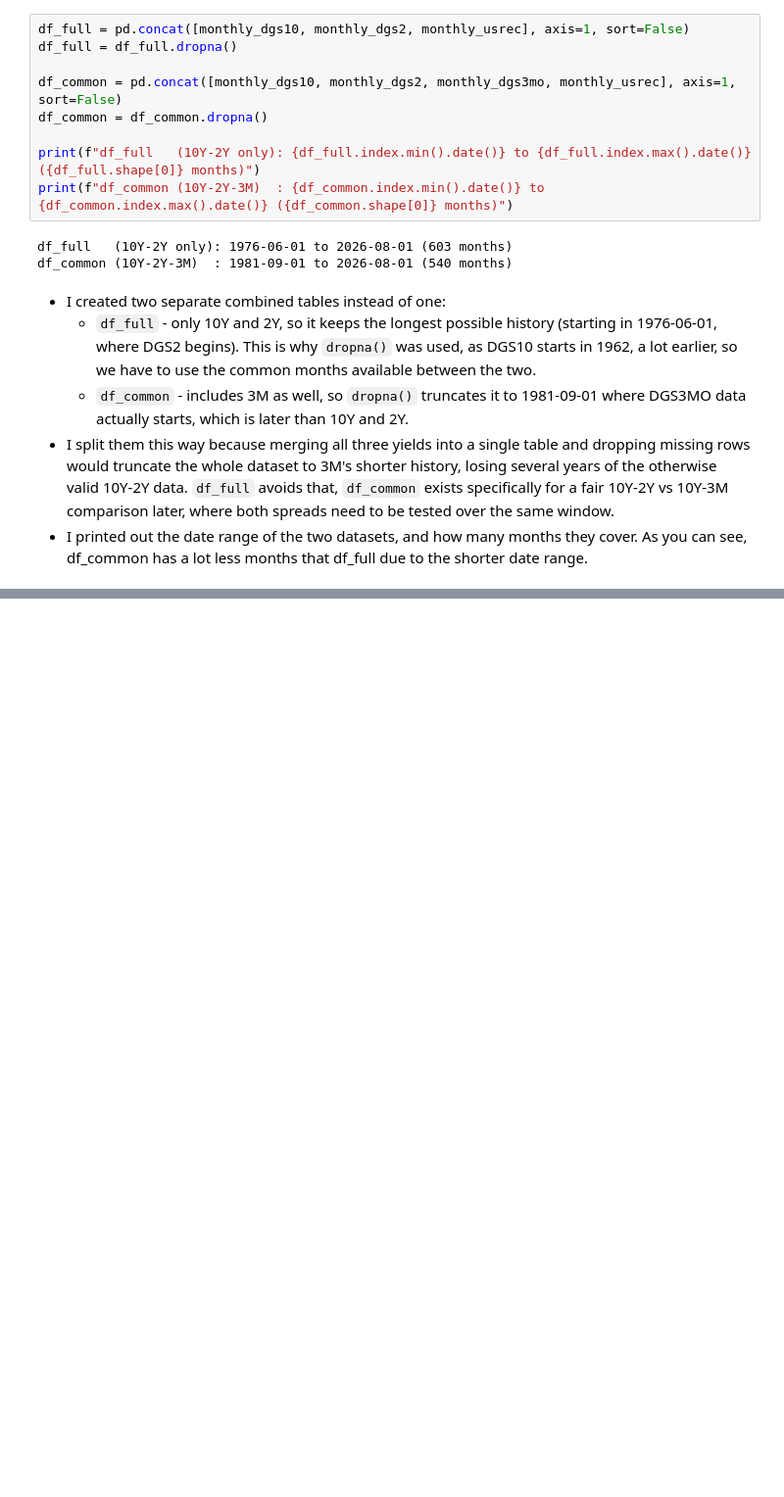
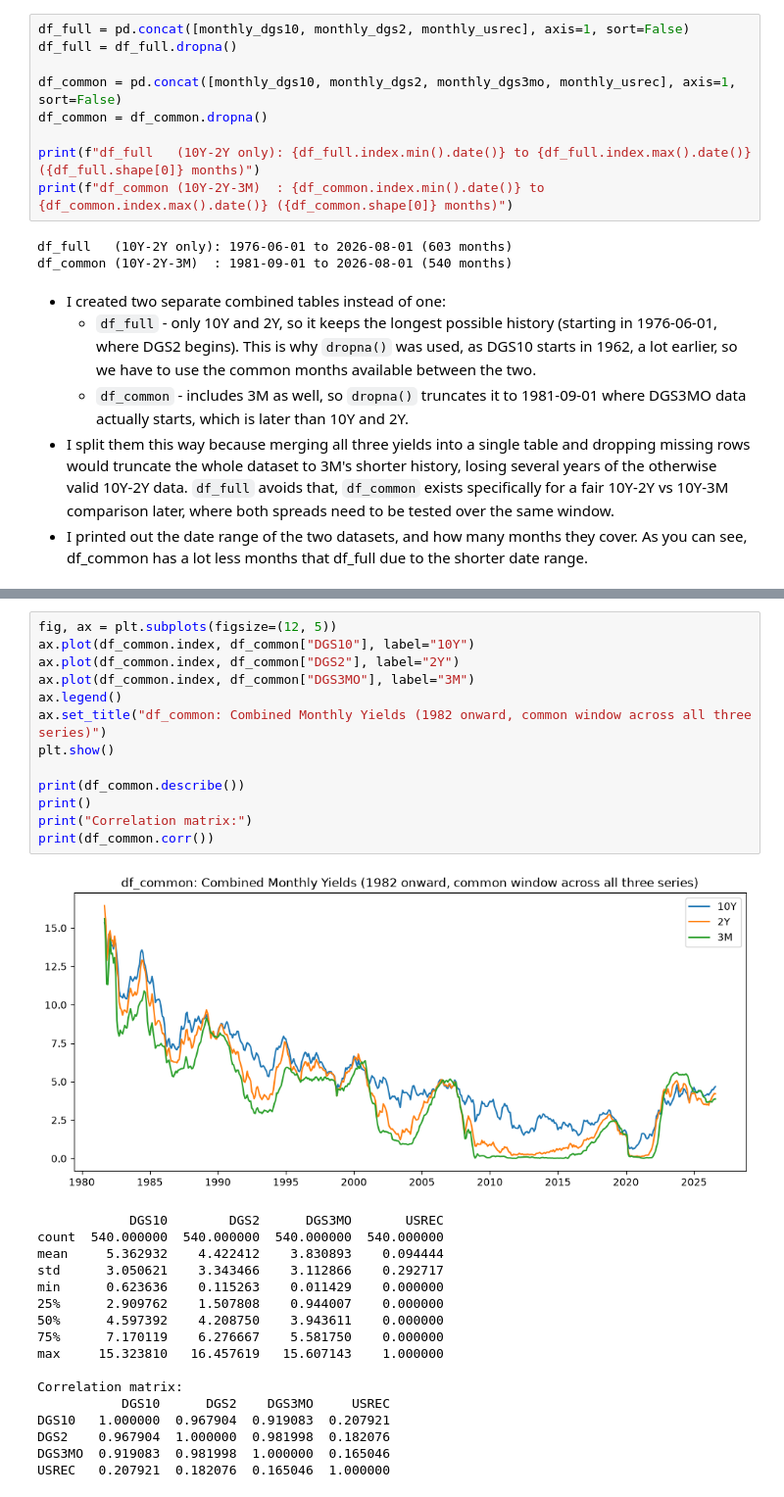
Before and after one commit to Mantra159/Inverted-yield-curve-recession-signal, a Jupyter notebook: yield_curve_analysis.ipynb, the cells around one changed output, grey strips where cells are left out. Shown at 98% size. Saved outputs shown, nothing was run; the diff lists cells and outputs as text; blank space fills up the shorter version.

```diff
--- a/yield_curve_analysis.ipynb
+++ b/yield_curve_analysis.ipynb
@@ -277,0 +315,31 @@ df_common (10Y-2Y-3M)  : 1981-09-01 to 2026-08-01 (540 months)
+# %%
+fig, ax = plt.subplots(figsize=(12, 5))
+ax.plot(df_common.index, df_common["DGS10"], label="10Y")
+ax.plot(df_common.index, df_common["DGS2"], label="2Y")
+ax.plot(df_common.index, df_common["DGS3MO"], label="3M")
+ax.legend()
+ax.set_title("df_common: Combined Monthly Yields (1982 onward, common window across all three series)")
+plt.show()
+
+print(df_common.describe())
+print()
+print("Correlation matrix:")
+print(df_common.corr())
+# %% [output]
+[figure, added]
+            DGS10        DGS2      DGS3MO       USREC
+count  540.000000  540.000000  540.000000  540.000000
+mean     5.362932    4.422412    3.830893    0.094444
+std      3.050621    3.343466    3.112866    0.292717
+min      0.623636    0.115263    0.011429    0.000000
+25%      2.909762    1.507808    0.944007    0.000000
+50%      4.597392    4.208750    3.943611    0.000000
+75%      7.170119    6.276667    5.581750    0.000000
+max     15.323810   16.457619   15.607143    1.000000
+
+Correlation matrix:
+           DGS10      DGS2    DGS3MO     USREC
+DGS10   1.000000  0.967904  0.919083  0.207921
+DGS2    0.967904  1.000000  0.981998  0.182076
+DGS3MO  0.919083  0.981998  1.000000  0.165046
+USREC   0.207921  0.182076  0.165046  1.000000
```
Also changed, not shown: parts of 10 cells of this notebook, 3 other files.
